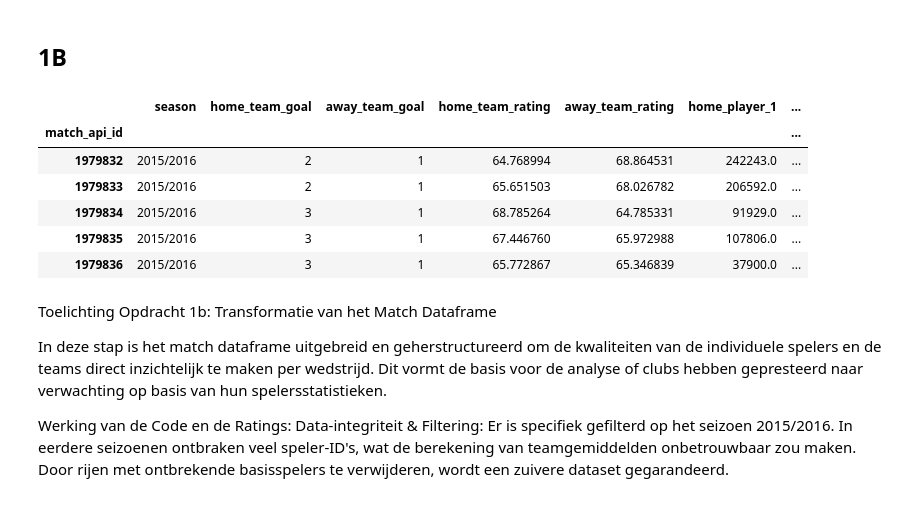
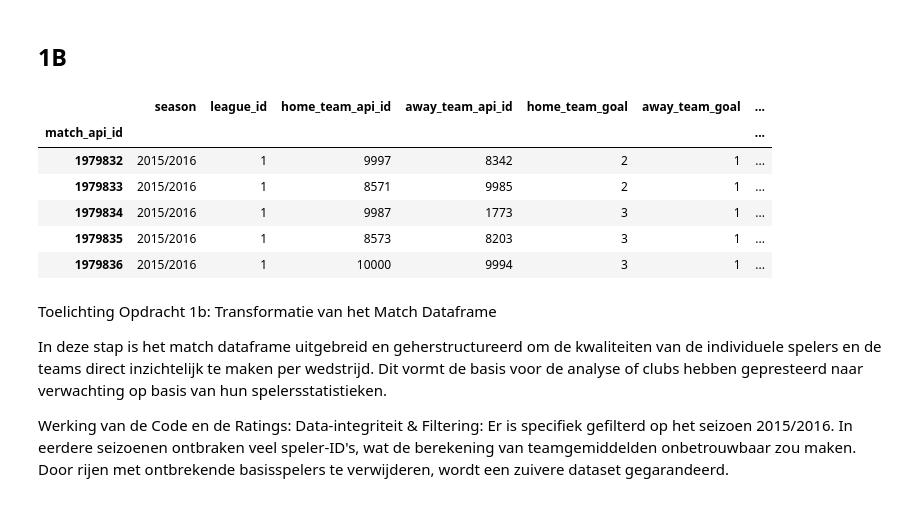
Before and after one commit to ShaliniBekaroe/Datalab_semester2_Groep1, a Jupyter notebook: notebook/data_mining.ipynb, the cells around one changed output. Saved outputs shown, nothing was run; the diff lists cells and outputs as text; code cells hidden in the pictures.

```diff
--- a/notebook/data_mining.ipynb
+++ b/notebook/data_mining.ipynb
@@ -201,41 +201,41 @@ def get_detailed_match_ratings_indexed(df_matches, df_player_stats):
     home_id_cols = [f'home_player_{i}' for i in range(1, 12)]
     away_id_cols = [f'away_player_{i}' for i in range(1, 12)]
 
     # 4. Spelergegevens toevoegen
     for col in home_id_cols + away_id_cols:
         df_recent[f'{col}_name'] = df_recent[col].map(name_map)
         df_recent[f'{col}_rating'] = df_recent[col].map(rating_map)
 
     # 5. Teamgemiddelden berekenen (Data-analyse eis)
     df_recent['home_team_rating'] = df_recent[[f'{c}_rating' for c in home_id_cols]].mean(axis=1)
     df_recent['away_team_rating'] = df_recent[[f'{c}_rating' for c in away_id_cols]].mean(axis=1)
 
     # 6. match_api_id de index maken (Jouw verzoek)
     df_recent = df_recent.set_index('match_api_id')
 
     # 7. Kolommen ordenen voor de Technisch Directeur
-    match_info = ['season', 'home_team_goal', 'away_team_goal', 'home_team_rating', 'away_team_rating']
+    match_info = ['season', 'league_id', 'home_team_api_id', 'away_team_api_id', 'home_team_goal', 'away_team_goal', 'home_team_rating', 'away_team_rating']
     player_order = []
     for i in range(1, 12):
         player_order.extend([f'home_player_{i}', f'home_player_{i}_name', f'home_player_{i}_rating'])
     for i in range(1, 12):
         player_order.extend([f'away_player_{i}', f'away_player_{i}_name', f'away_player_{i}_rating'])
 
     return df_recent[match_info + player_order]
 
 # Uitvoeren en opslaan
 df_full_analysis = get_detailed_match_ratings_indexed(df_match, df_avg_players)
 
 # Controleer de nieuwe structuur
 display(df_full_analysis.head())
 # %% [output]
-|  | season | home_team_goal | away_team_goal | home_team_rating | away_team_rating | home_player_1 | ... |
+|  | season | league_id | home_team_api_id | away_team_api_id | home_team_goal | away_team_goal | ... |
 | match_api_id |  |  |  |  |  |  | ... |
-| 1979832 | 2015/2016 | 2 | 1 | 64.768994 | 68.864531 | 242243.0 | ... |
-| 1979833 | 2015/2016 | 2 | 1 | 65.651503 | 68.026782 | 206592.0 | ... |
-| 1979834 | 2015/2016 | 3 | 1 | 68.785264 | 64.785331 | 91929.0 | ... |
-| 1979835 | 2015/2016 | 3 | 1 | 67.446760 | 65.972988 | 107806.0 | ... |
-| 1979836 | 2015/2016 | 3 | 1 | 65.772867 | 65.346839 | 37900.0 | ... |
+| 1979832 | 2015/2016 | 1 | 9997 | 8342 | 2 | 1 | ... |
+| 1979833 | 2015/2016 | 1 | 8571 | 9985 | 2 | 1 | ... |
+| 1979834 | 2015/2016 | 1 | 9987 | 1773 | 3 | 1 | ... |
+| 1979835 | 2015/2016 | 1 | 8573 | 8203 | 3 | 1 | ... |
+| 1979836 | 2015/2016 | 1 | 10000 | 9994 | 3 | 1 | ... |
 # %% [markdown]
 Toelichting Opdracht 1b: Transformatie van het Match Dataframe
 
```
Also changed, not shown: parts of 3 cells of this notebook.
